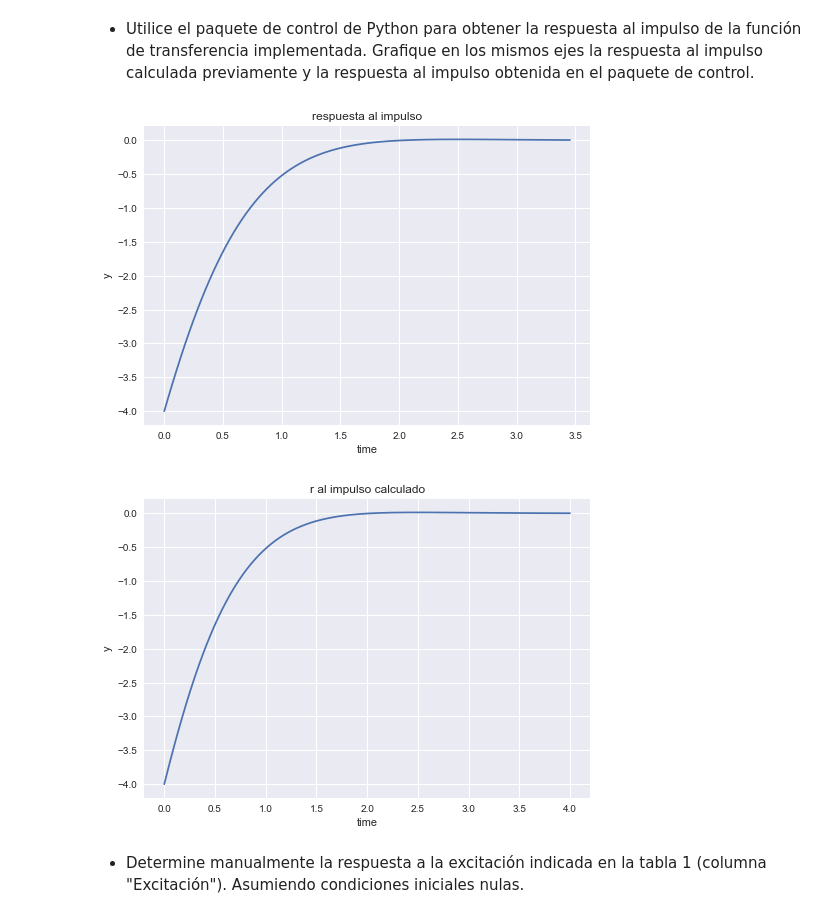
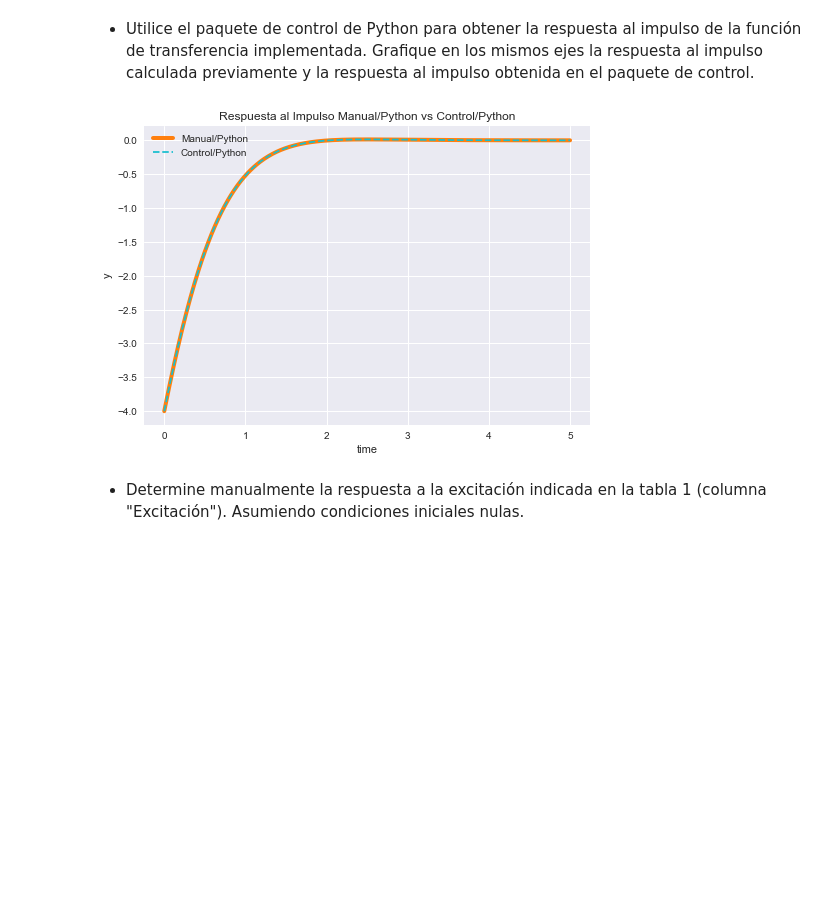
Before and after one commit to evertacosta/ED2021, a Jupyter notebook: Trabajo4/Trabajo4.ipynb, the cells around one changed output. Saved outputs shown, nothing was run; the diff lists cells and outputs as text; code cells hidden in the pictures; blank space fills up the shorter version.

```diff
--- a/Trabajo4/Trabajo4.ipynb
+++ b/Trabajo4/Trabajo4.ipynb
@@ -114,19 +135,29 @@ graficar(t, y_enun, 'original')
 impulso de la función de transferencia implementada. Grafique en los
 mismos ejes la respuesta al impulso calculada previamente y la respuesta
 al impulso obtenida en el paquete de control.
-# %%
-def aja2():
-    t, y = ct.impulse_response(H)
-    graficar(t, y, 'respuesta al impulso')
-
-aja2()
-
-y_impul = 2*np.exp(-2*t)*((-2*np.cos(t))-np.sin(t))
-
-graficar(t, y_impul, 'r al impulso calculado')
-# %% [output]
-[figure, removed]
-[figure, removed]
+# %%
+def manual_vs_control_respuesta_impulso():
+    # Este eje de tiempo sera usado por las dos señales para la comparación
+    t = np.linspace(0, 5, 500)
+
+    # Respuesta al impulso encontrada manualmente
+    respuesta_impulso_manual = 2*np.exp(-2*t)*((-2*np.cos(t))-np.sin(t))
+
+    # Respuesta al impulso generada por Control
+    no_usar, respuesta_impulso_control = ct.impulse_response(H, t)
+
+    # graficamos
+    fig, ax = plt.subplots()
+    ax.plot(t,  respuesta_impulso_manual, label='Manual/Python', lw=4, color='#ff7f0e')
+    ax.plot(t, respuesta_impulso_control,  label='Control/Python', ls='--', color='#17becf')
+    ax.set_title('Respuesta al Impulso Manual/Python vs Control/Python')
+    ax.set_xlabel('time')
+    ax.set_ylabel('y')
+    ax.legend()
+
+manual_vs_control_respuesta_impulso()
+# %% [output]
+[figure, added]
 # %% [markdown]
 - Determine manualmente la respuesta a la excitación indicada en la
 tabla 1 (columna "Excitación"). Asumiendo condiciones iniciales nulas.
```
Also changed, not shown: parts of 9 cells of this notebook, 13 other files.
